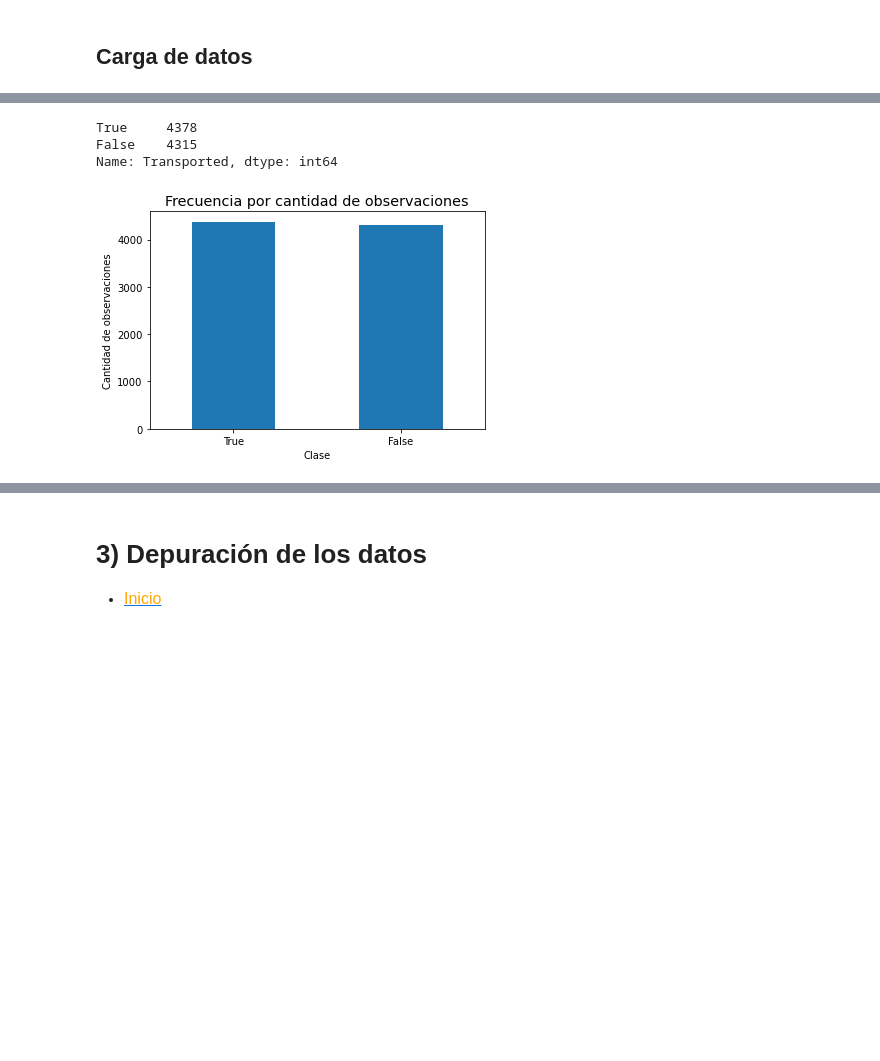
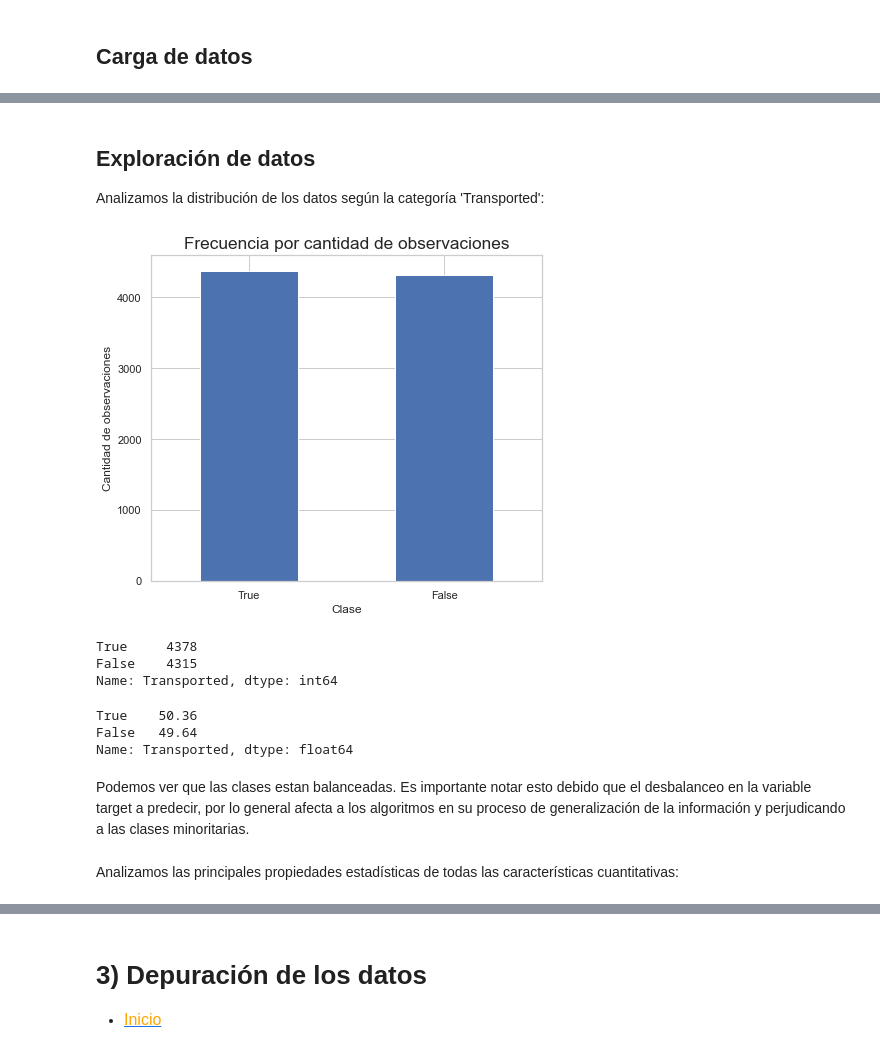
Before and after one commit to ayepezzetto/METLAB, a Jupyter notebook: Challenge_Titanic_RamaGiuli.ipynb, the cells around one changed output, grey strips where cells are left out. Drawn from its saved outputs; the diff is of its cells as text; code cells hidden in the pictures; blank space fills up the shorter version.

```diff
--- a/Challenge_Titanic_RamaGiuli.ipynb
+++ b/Challenge_Titanic_RamaGiuli.ipynb
@@ -173,0 +103,2 @@ El desbalanceo en la variable target a predecir, por lo general afecta a los alg
+# %%
+df = pd.read_csv('train.csv',sep=',')
@@ -174,14 +120,34 @@ El desbalanceo en la variable target a predecir, por lo general afecta a los alg
+# %% [markdown]
+## **Exploración de datos**
+
+Analizamos la distribución de los datos según la categoría 'Transported':
+# %%
+import seaborn as sns
+sns.set(font_scale=1.4)
+sns.set_theme(style="whitegrid")
+
+df['Transported'].value_counts().plot(kind='bar', figsize=(7, 6), rot=0)
+#sns.countplot(x='Transported', data=df, palette='hls')
+plt.title("Frecuencia por cantidad de observaciones", fontsize='x-large')
+plt.xlabel("Clase")
+plt.ylabel("Cantidad de observaciones");
+plt.show()
+# %% [output]
+[figure, added]
 # %%
 df['Transported'].value_counts()
 # %% [output]
 True     4378
 False    4315
 Name: Transported, dtype: int64
-# %%
-count_classes = pd.value_counts(df['Transported'], sort = True)
-count_classes.plot(kind = 'bar', rot=0)
-plt.title("Frecuencia por cantidad de observaciones", fontsize='x-large')
-plt.xlabel("Clase")
-plt.ylabel("Cantidad de observaciones");
-# %% [output]
-[figure, removed]
+# %%
+# Frecuencia relativa
+100 * df['Transported'].value_counts() / len(df['Transported'])
+# %% [output]
+True    50.36
+False   49.64
+Name: Transported, dtype: float64
+# %% [markdown]
+Podemos ver que las clases estan balanceadas. Es importante notar esto debido que el desbalanceo en la variable target a predecir, por lo general afecta a los algoritmos en su proceso de generalización de la información y perjudicando a las clases minoritarias.
+# %% [markdown]
+Analizamos las principales propiedades estadísticas de todas las características cuantitativas:
```
Also changed, not shown: parts of 65 cells of this notebook.
